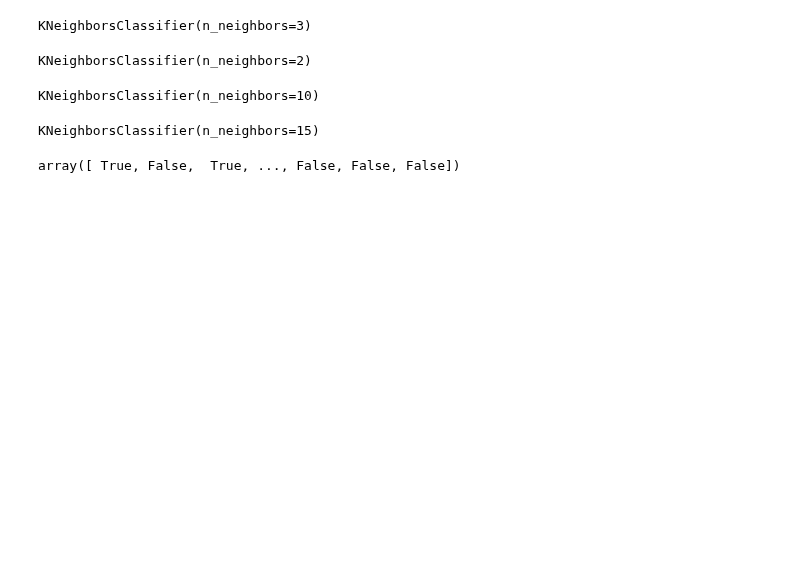
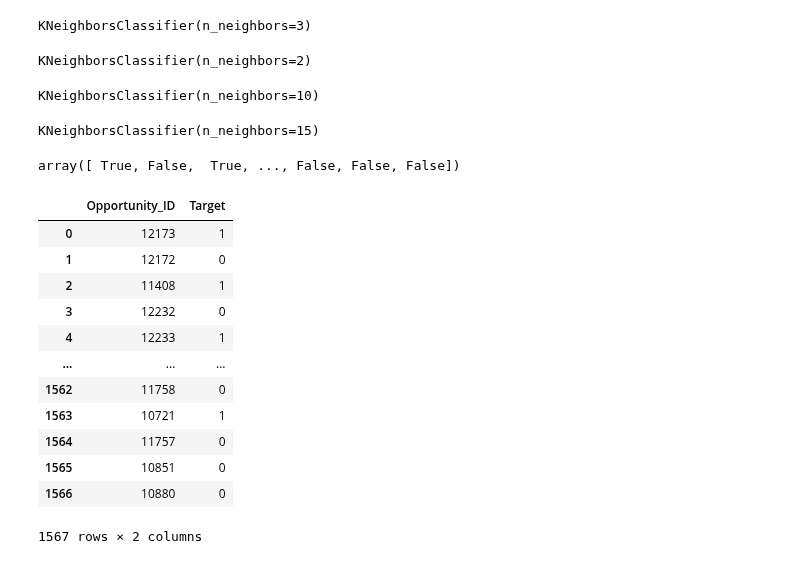
Before and after one commit to joacols/TP_orga_de_datos, a Jupyter notebook: KNN train_preprocesado.ipynb, the cells around one changed output. Saved outputs shown, nothing was run; the diff lists cells and outputs as text; code cells hidden in the pictures; blank space fills up the shorter version.

```diff
--- a/KNN train_preprocesado.ipynb
+++ b/KNN train_preprocesado.ipynb
@@ -140,11 +156,29 @@ y_pred
 array([ True, False,  True, ..., False, False, False])
 # %%
 import pandas as pd
-tupla1 = pd.DataFrame(columns=('Opportunity_ID', 'Stage'))
+tupla1 = pd.DataFrame(columns=('Opportunity_ID', 'Target'))
 # %%
-tupla1['Opportunity_ID']=df_train['Opportunity_ID']
+tupla1['Opportunity_ID']=df_test['Opportunity_ID']
 # %%
-tupla1['Stage']=pd.Series(y_pred)
+tupla1['Target']=pd.Series(y_pred)
+# %%
+tupla1['Target']=(tupla1['Target']==True).astype(int)
+# %%
+tupla1
+# %% [output]
+|  | Opportunity_ID | Target |
+| 0 | 12173 | 1 |
+| 1 | 12172 | 0 |
+| 2 | 11408 | 1 |
+| 3 | 12232 | 0 |
+| 4 | 12233 | 1 |
+| ... | ... | ... |
+| 1562 | 11758 | 0 |
+| 1563 | 10721 | 1 |
+| 1564 | 11757 | 0 |
+| 1565 | 10851 | 0 |
+| 1566 | 10880 | 0 |
+1567 rows × 2 columns
 # %%
 tupla1.to_csv(r'./KNN_3neighbours.csv',index=False , header=True)
 # %%
```
Also changed, not shown: parts of 5 cells of this notebook, 2 other files.
